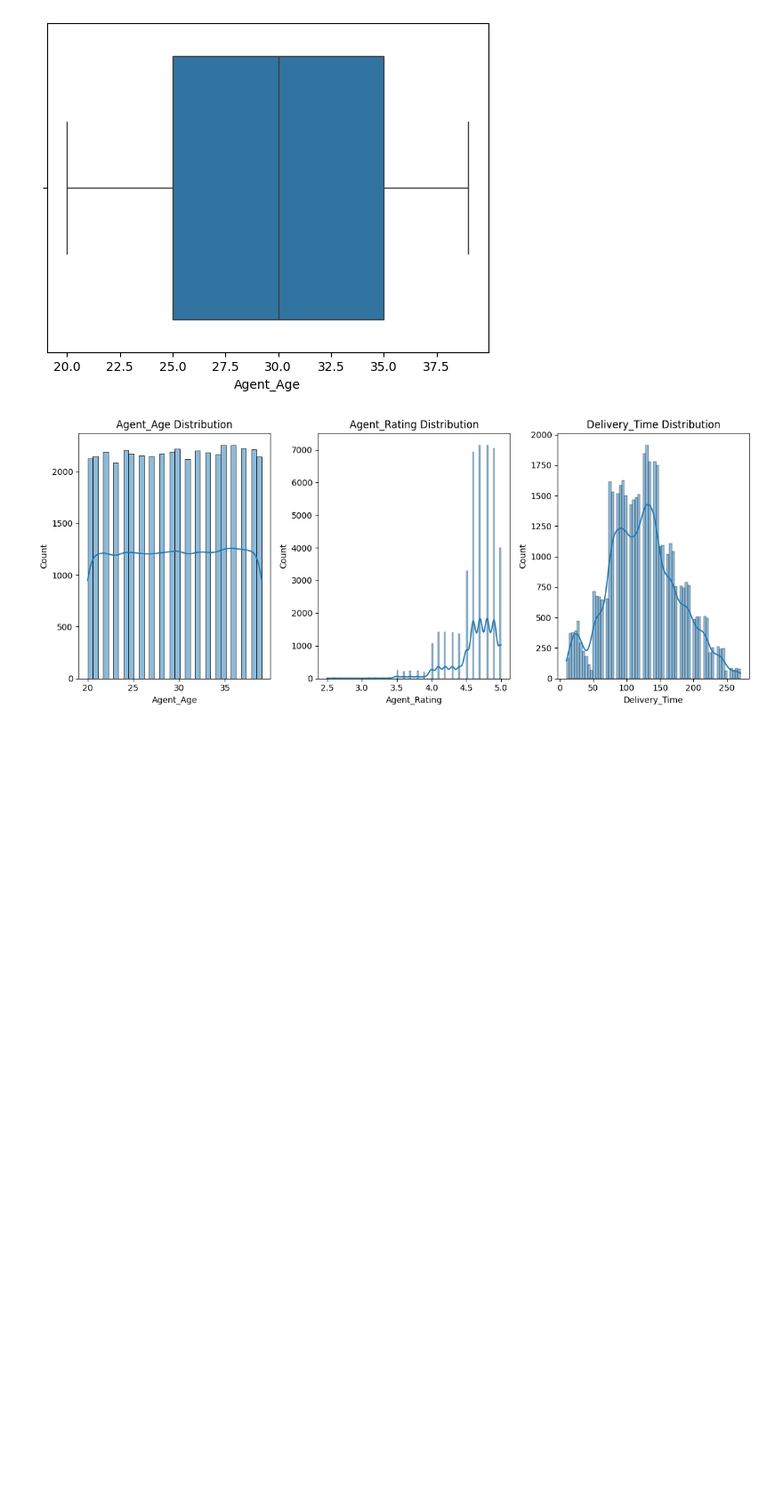
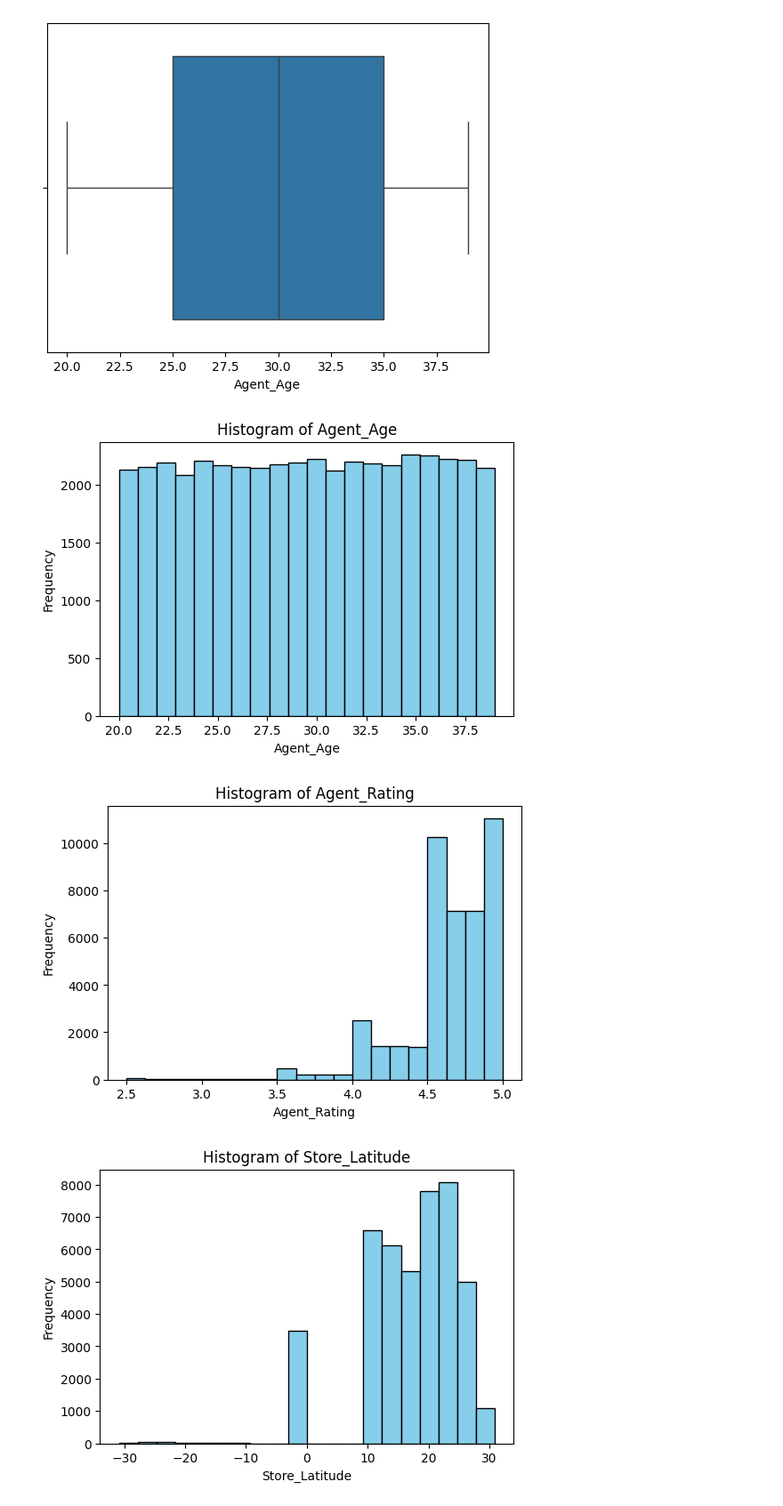
Before and after one commit to SarahAlshaikhmohamed/Amazon-Delivery-GeoAnalytics, a Jupyter notebook: Analytics/Preprocessing.ipynb, the cells around one changed output. Shown at 89% size. Drawn from its saved outputs; the diff is of its cells as text; code cells hidden in the pictures; blank space fills up the shorter version.

```diff
--- a/Analytics/Preprocessing.ipynb
+++ b/Analytics/Preprocessing.ipynb
@@ -273,14 +369,16 @@ sns.boxplot(x=cleanDf['Agent_Age'])
 # %% [output]
 <Axes: xlabel='Agent_Age'>
 [figure]
-# %%
-plt.figure(figsize = (12,5))
-plot_cols = ['Agent_Age', 'Agent_Rating', 'Delivery_Time']
-for i,col in enumerate(plot_cols,1):
-    plt.subplot(1,3,i)
-    sns.histplot(x = cleanDf[col], kde = True)
-    plt.title(f"{col} Distribution")
-plt.tight_layout()
-plt.show()
-# %% [output]
-[figure, removed]
+# %%
+for col in cleanDf.columns:
+    if pd.api.types.is_numeric_dtype(cleanDf[col]):  # only numeric columns
+        plt.figure(figsize=(6, 4))
+        plt.hist(cleanDf[col].dropna(), bins=20, color='skyblue', edgecolor='black')
+        plt.title(f'Histogram of {col}')
+        plt.xlabel(col)
+        plt.ylabel('Frequency')
+        plt.show()
+# %% [output]
+[figure, added]
+[figure, added]
+[figure, added]
```
Also changed, not shown: parts of 12 cells of this notebook.
